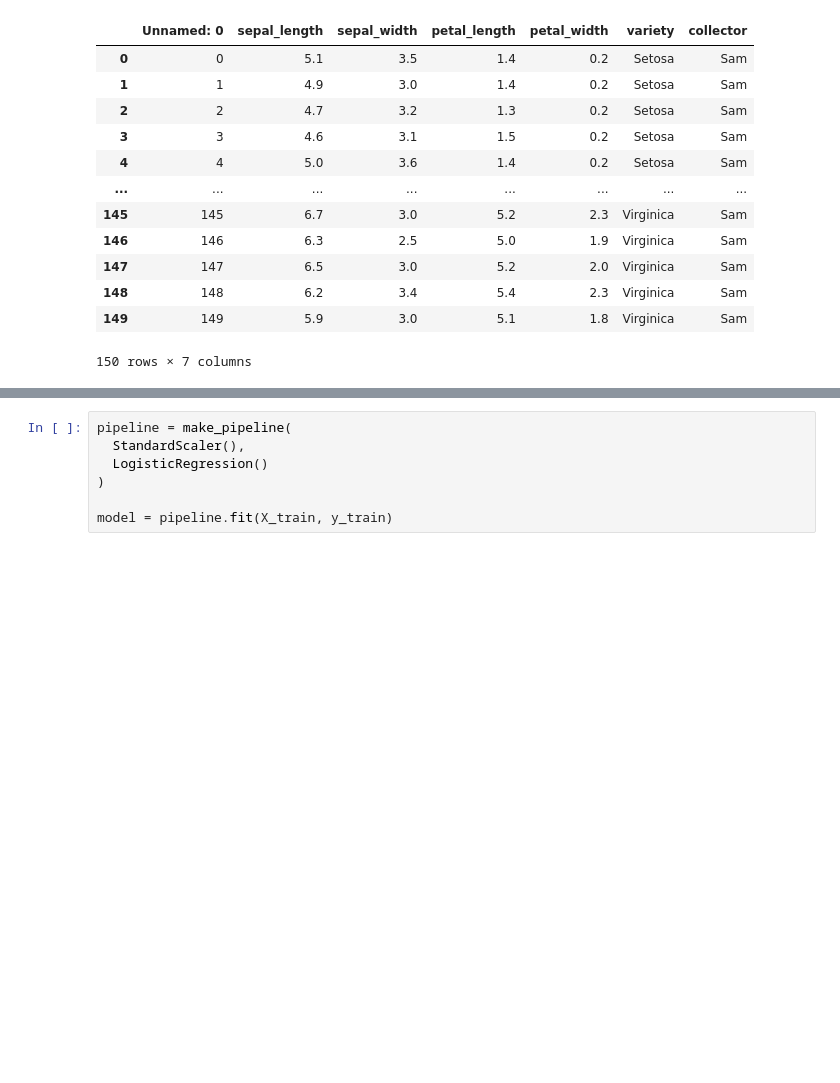
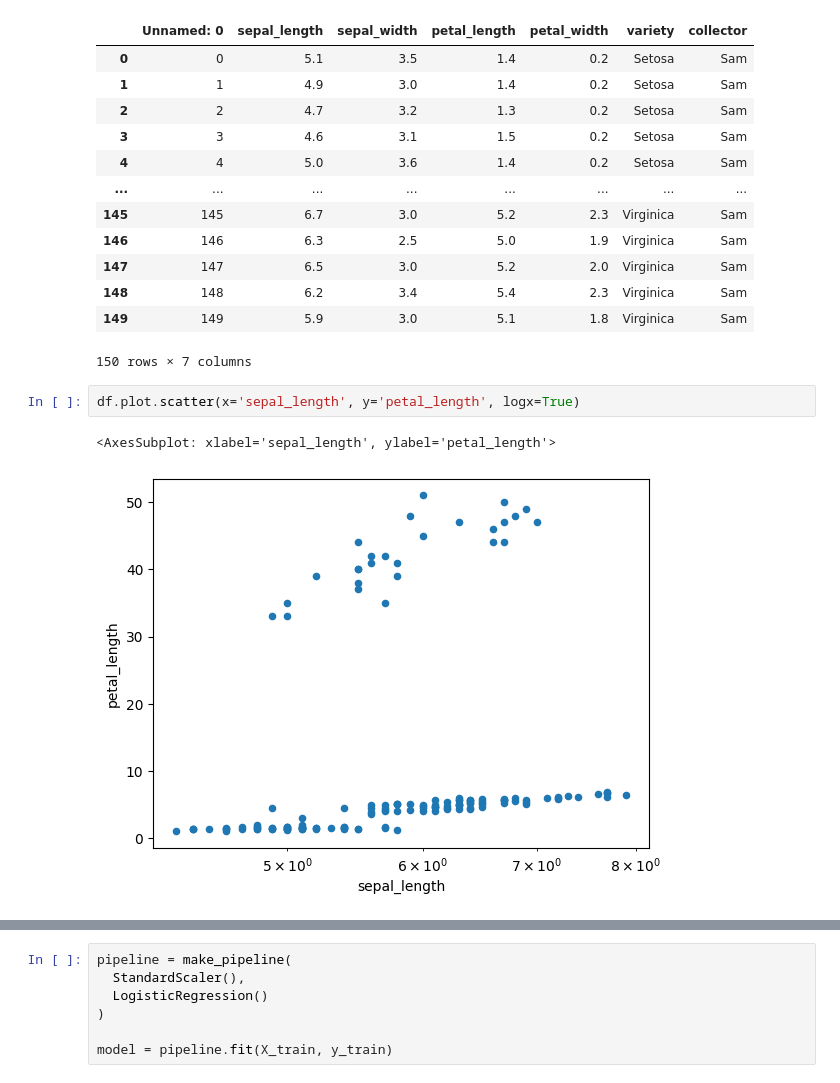
Before and after one commit to getdatachimp/demo, a Jupyter notebook: prep/ex1_finished.ipynb, the cells around one changed output, grey strips where cells are left out. Cells and saved outputs as stored; diff of their text form; blank space fills up the shorter version.

```diff
--- a/prep/ex1_finished.ipynb
+++ b/prep/ex1_finished.ipynb
@@ -22,3 +23,8 @@ df
 | 148 | 148 | 6.2 | 3.4 | 5.4 | 2.3 | Virginica | Sam |
 | 149 | 149 | 5.9 | 3.0 | 5.1 | 1.8 | Virginica | Sam |
 150 rows × 7 columns
+# %%
+df.plot.scatter(x='sepal_length', y='petal_length', logx=True)
+# %% [output]
+<AxesSubplot: xlabel='sepal_length', ylabel='petal_length'>
+[figure, added]
```
Also changed, not shown: parts of 9 cells of this notebook, 5 other files.
